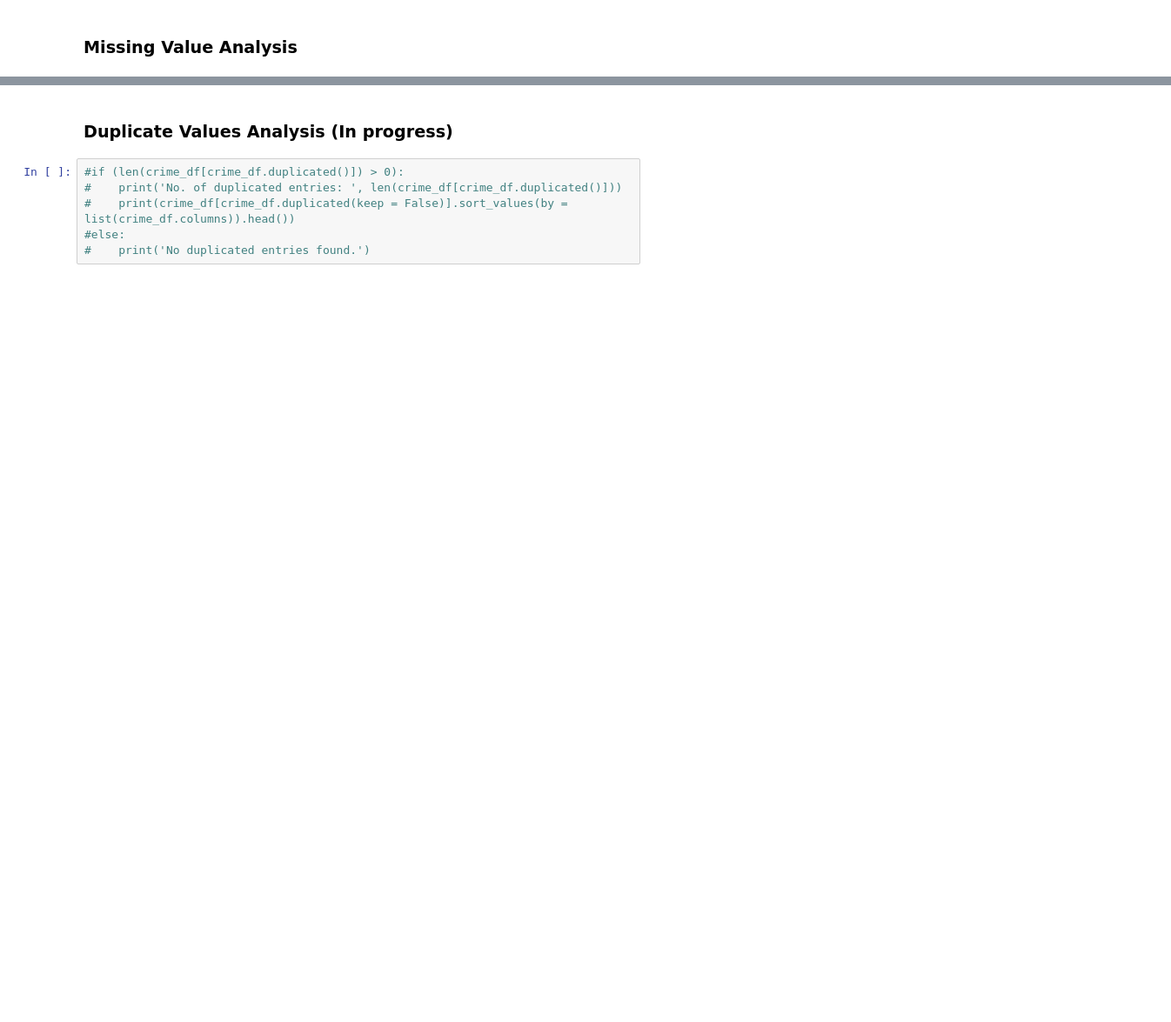
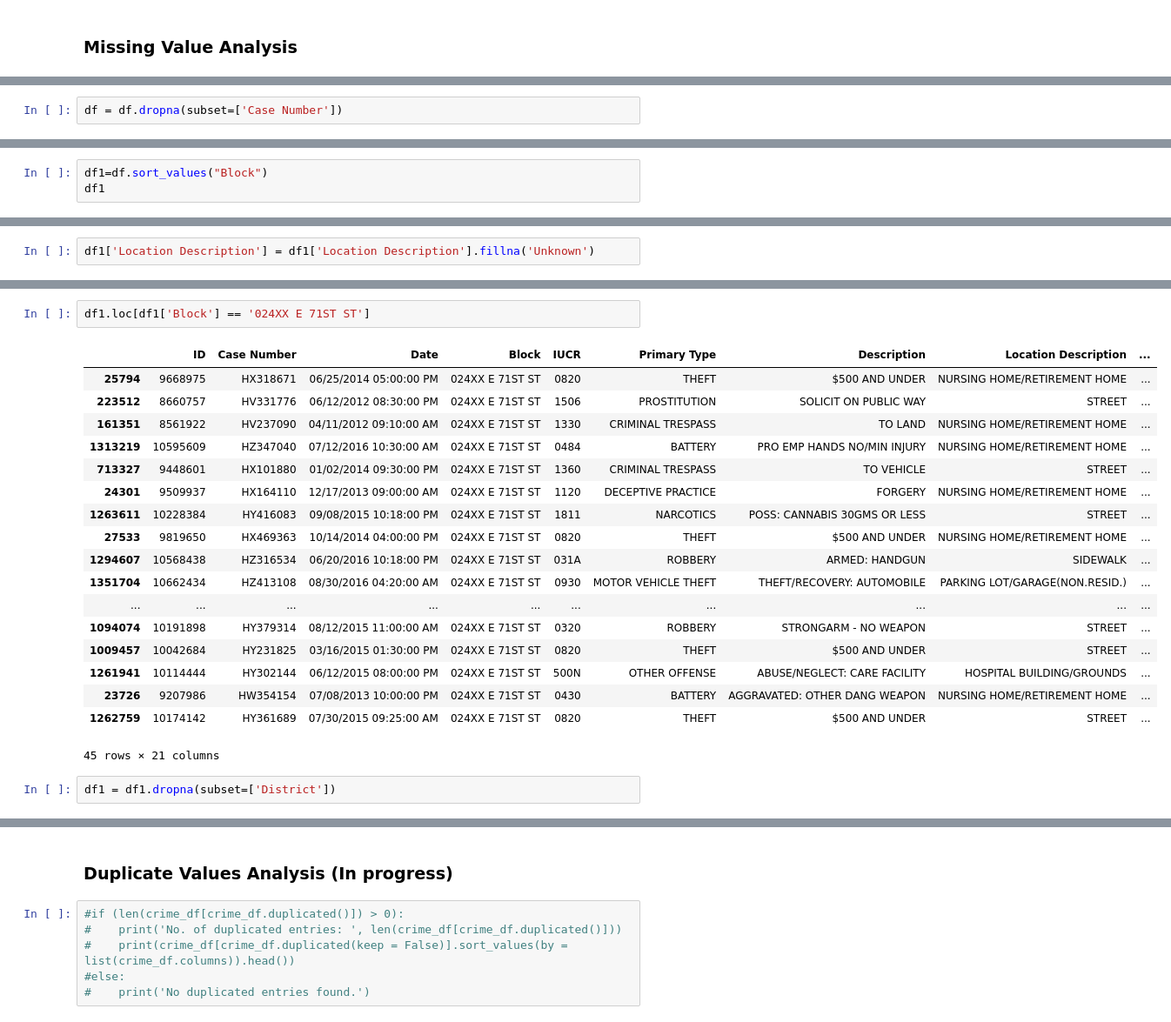
Before and after one commit to IamREX622/Analysis-on-Crimes-in-Chicago-2012-2017-, a Jupyter notebook: Untitled.ipynb, the cells around one changed output, grey strips where cells are left out. Shown at 87% size. Drawn from its saved outputs; the diff is of its cells as text; blank space fills up the shorter version.

```diff
--- a/Untitled.ipynb
+++ b/Untitled.ipynb
@@ -245,0 +325,2 @@ cplot.set_xlabel('Features', font = 'Algerian', fontsize = 20);
+# %%
+df = df.dropna(subset=['Case Number'])
@@ -245,0 +329,3 @@ cplot.set_xlabel('Features', font = 'Algerian', fontsize = 20);
+# %%
+df1=df.sort_values("Block")
+df1
@@ -245,0 +346,2 @@ cplot.set_xlabel('Features', font = 'Algerian', fontsize = 20);
+# %%
+df1['Location Description'] = df1['Location Description'].fillna('Unknown')
@@ -245,0 +361,23 @@ cplot.set_xlabel('Features', font = 'Algerian', fontsize = 20);
+# %%
+df1.loc[df1['Block'] == '024XX E 71ST ST']
+# %% [output]
+|  | ID | Case Number | Date | Block | IUCR | Primary Type | Description | Location Description | ... |
+| 25794 | 9668975 | HX318671 | 06/25/2014 05:00:00 PM | 024XX E 71ST ST | 0820 | THEFT | $500 AND UNDER | NURSING HOME/RETIREMENT HOME | ... |
+| 223512 | 8660757 | HV331776 | 06/12/2012 08:30:00 PM | 024XX E 71ST ST | 1506 | PROSTITUTION | SOLICIT ON PUBLIC WAY | STREET | ... |
+| 161351 | 8561922 | HV237090 | 04/11/2012 09:10:00 AM | 024XX E 71ST ST | 1330 | CRIMINAL TRESPASS | TO LAND | NURSING HOME/RETIREMENT HOME | ... |
+| 1313219 | 10595609 | HZ347040 | 07/12/2016 10:30:00 AM | 024XX E 71ST ST | 0484 | BATTERY | PRO EMP HANDS NO/MIN INJURY | NURSING HOME/RETIREMENT HOME | ... |
+| 713327 | 9448601 | HX101880 | 01/02/2014 09:30:00 PM | 024XX E 71ST ST | 1360 | CRIMINAL TRESPASS | TO VEHICLE | STREET | ... |
+| 24301 | 9509937 | HX164110 | 12/17/2013 09:00:00 AM | 024XX E 71ST ST | 1120 | DECEPTIVE PRACTICE | FORGERY | NURSING HOME/RETIREMENT HOME | ... |
+| 1263611 | 10228384 | HY416083 | 09/08/2015 10:18:00 PM | 024XX E 71ST ST | 1811 | NARCOTICS | POSS: CANNABIS 30GMS OR LESS | STREET | ... |
+| 27533 | 9819650 | HX469363 | 10/14/2014 04:00:00 PM | 024XX E 71ST ST | 0820 | THEFT | $500 AND UNDER | NURSING HOME/RETIREMENT HOME | ... |
+| 1294607 | 10568438 | HZ316534 | 06/20/2016 10:18:00 PM | 024XX E 71ST ST | 031A | ROBBERY | ARMED: HANDGUN | SIDEWALK | ... |
+| 1351704 | 10662434 | HZ413108 | 08/30/2016 04:20:00 AM | 024XX E 71ST ST | 0930 | MOTOR VEHICLE THEFT | THEFT/RECOVERY: AUTOMOBILE | PARKING LOT/GARAGE(NON.RESID.) | ... |
+| ... | ... | ... | ... | ... | ... | ... | ... | ... | ... |
+| 1094074 | 10191898 | HY379314 | 08/12/2015 11:00:00 AM | 024XX E 71ST ST | 0320 | ROBBERY | STRONGARM - NO WEAPON | STREET | ... |
+| 1009457 | 10042684 | HY231825 | 03/16/2015 01:30:00 PM | 024XX E 71ST ST | 0820 | THEFT | $500 AND UNDER | STREET | ... |
+| 1261941 | 10114444 | HY302144 | 06/12/2015 08:00:00 PM | 024XX E 71ST ST | 500N | OTHER OFFENSE | ABUSE/NEGLECT: CARE FACILITY | HOSPITAL BUILDING/GROUNDS | ... |
+| 23726 | 9207986 | HW354154 | 07/08/2013 10:00:00 PM | 024XX E 71ST ST | 0430 | BATTERY | AGGRAVATED: OTHER DANG WEAPON | NURSING HOME/RETIREMENT HOME | ... |
+| 1262759 | 10174142 | HY361689 | 07/30/2015 09:25:00 AM | 024XX E 71ST ST | 0820 | THEFT | $500 AND UNDER | STREET | ... |
+45 rows × 21 columns
+# %%
+df1 = df1.dropna(subset=['District'])
```
Also changed, not shown: parts of 69 cells of this notebook.
